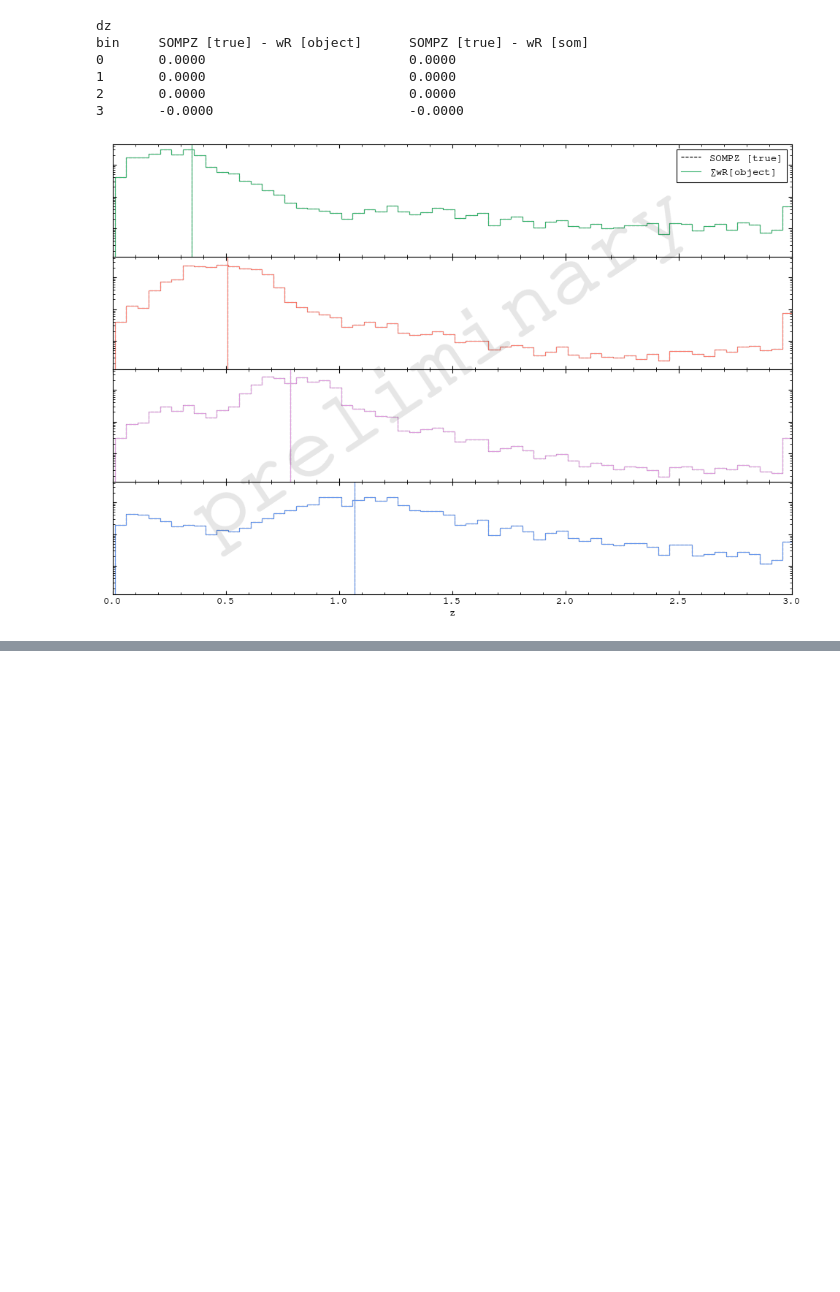
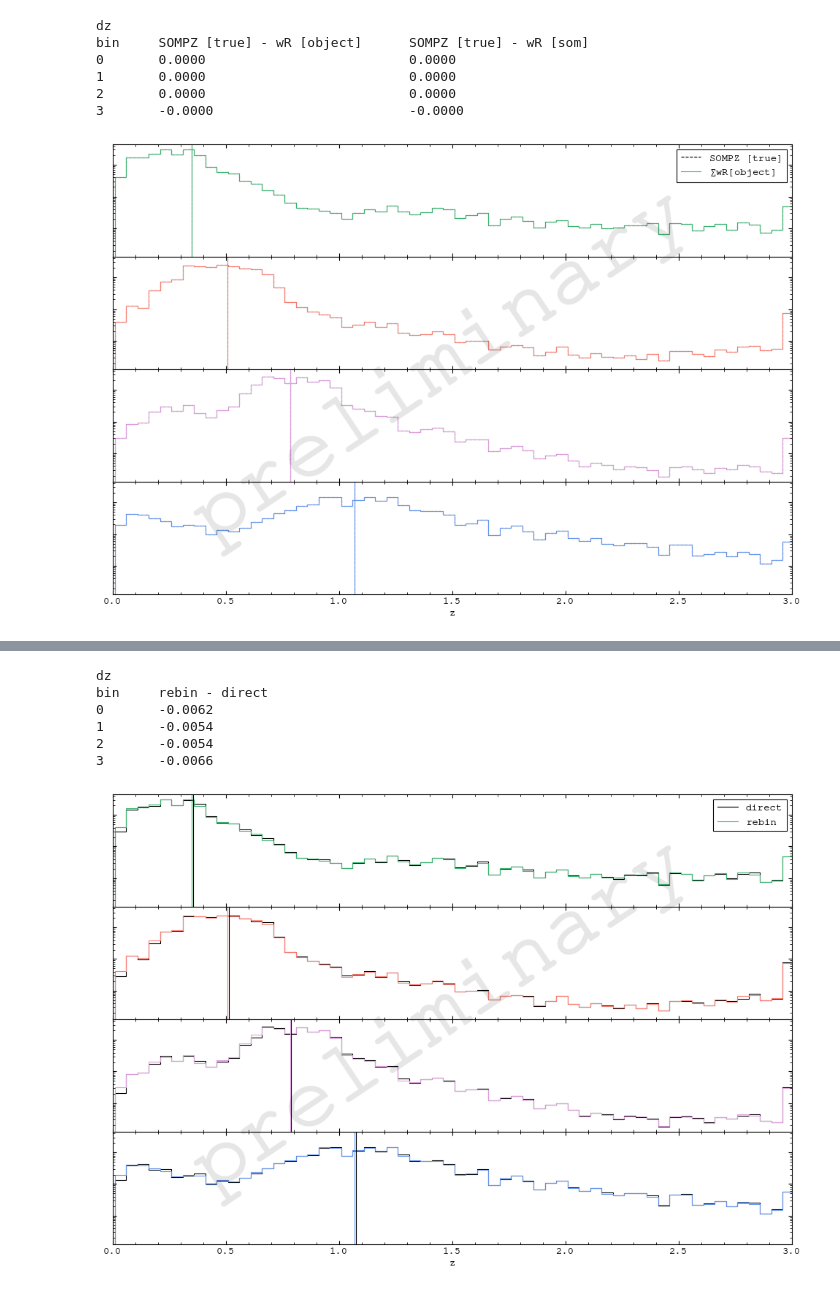
Before and after one commit to sidneymau/des-y6-image-sims-analysis, a Jupyter notebook: notebooks/2025_02_17_tomography/dev.ipynb, the cells around one changed output, grey strips where cells are left out. Saved outputs shown, nothing was run; the diff lists cells and outputs as text; code cells hidden in the pictures; blank space fills up the shorter version.

```diff
--- a/notebooks/2025_02_17_tomography/dev.ipynb
+++ b/notebooks/2025_02_17_tomography/dev.ipynb
@@ -691,3 +691,7 @@ watermark(fig)
 plt.show()
 # %% [output]
 [figure]
+# %%
+zbins_001 = np.arange(0, 6, 0.01)
+
+zbins_005 = np.arange(0, 6, 0.05)
@@ -693,0 +750,3 @@ plt.show()
+# %%
+t_005 = Tz(0.05, 60, z0=0.035)
+t_001 = Tz(0.01, 300, z0=0.005)
@@ -693,0 +821,70 @@ plt.show()
+# %%
+print("dz")
+print(
+    f"bin"
+    f"\trebin - direct"
+)
+for i in lib.const.TOMOGRAPHIC_BINS:
+    print(
+        f"{i}"
+        f"\t{np.average(zvals_005, weights=nz_rebin_005[i]) - np.average(zvals_005, weights=nz_direct_005[i]) :.4f}"
+    )
+# %% [output]
+dz
+bin     rebin - direct
+0       -0.0062
+1       -0.0054
+2       -0.0054
+3       -0.0066
+# %%
+fig, axs = plt.subplots(len(lib.const.TOMOGRAPHIC_BINS), 1, figsize=(12, 8), sharex=True, sharey=True)
+
+fig.subplots_adjust(wspace=0, hspace=0)
+
+tomo_colors = {
+    0: "#3BB470",
+    1: "#FA7F72",
+    2: "#DD9FDD",
+    3: "#6495EC",
+}
+
+for i in lib.const.TOMOGRAPHIC_BINS:
+    axs[i].axvline(
+        np.average(zvals_005, weights=nz_direct_005[i]),
+        c="k",
+        ls="-",
+    )
+    axs[i].stairs(
+        nz_direct_005[i],
+        edges=zedges_005,
+        ec="k",
+        ls="-",
+        label="direct",
+    )
+
+    axs[i].axvline(
+        np.average(zvals_005, weights=nz_rebin_005[i]),
+        c=tomo_colors[i],
+        ls="-",
+    )
+    axs[i].stairs(
+        nz_rebin_005[i],
+        edges=zedges_005,
+        ec=tomo_colors[i],
+        ls="-",
+        label="rebin",
+    )
+
+axs[-1].set_xlim(0, 3)
+axs[-1].set_yscale("log")
+
+axs[-1].set_xlabel("z")
+axs[-1].set_yticklabels([])
+
+axs[0].legend(loc="upper right")
+
+watermark(fig)
+
+plt.show()
+# %% [output]
+[figure, added]
```
Also changed, not shown: parts of 31 cells of this notebook, 2 other files.
